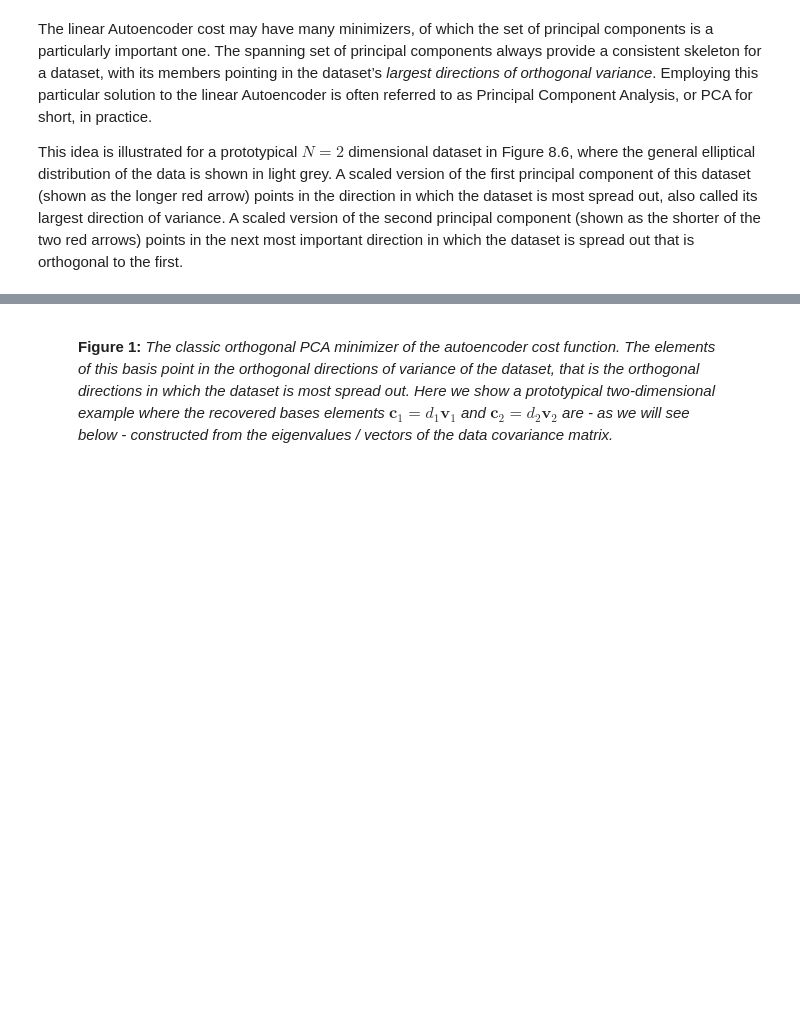
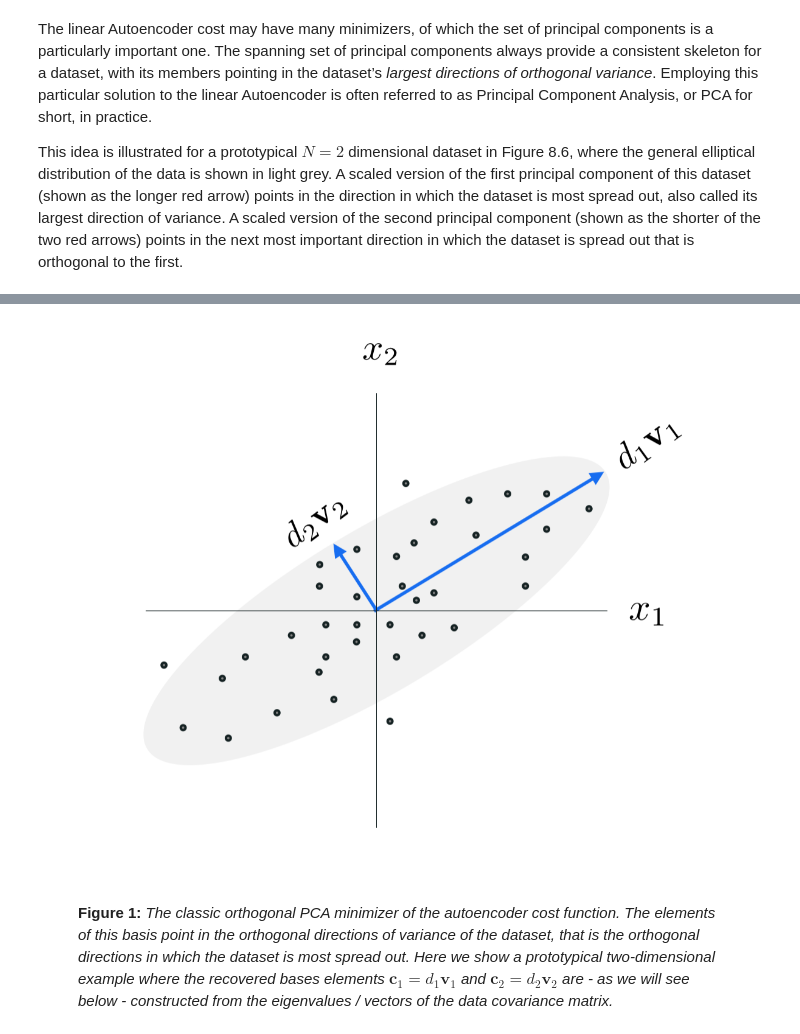
Before and after one commit to neonwatty/machine_learning_refined, a Jupyter notebook: notes/8_Linear_unsupervised_learning/8_3_PCA.ipynb, the cells around one changed output, grey strips where cells are left out. Saved outputs shown, nothing was run; the diff lists cells and outputs as text; code cells hidden in the pictures; blank space fills up the shorter version.

```diff
--- a/notes/8_Linear_unsupervised_learning/8_3_PCA.ipynb
+++ b/notes/8_Linear_unsupervised_learning/8_3_PCA.ipynb
@@ -217,3 +245,7 @@ IPython.display.HTML('''<img src="''' + image_path_1 + '''" width="70%" height="
+# %%
+Image(image_path_1)
+# %% [output]
+[figure, added]
 # %% [markdown]
 <figure>
   <figcaption>
```
Also changed, not shown: parts of 4 cells of this notebook, 5 other files.
